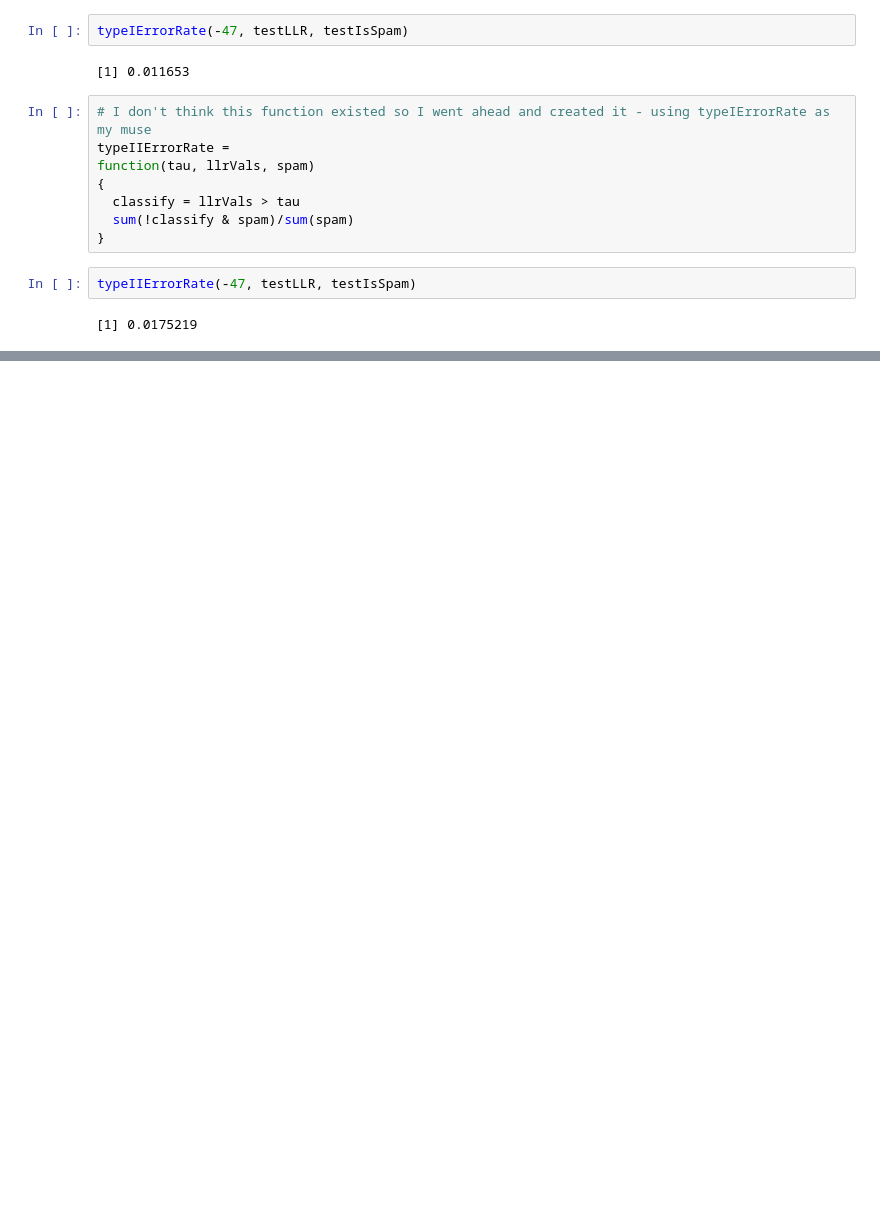
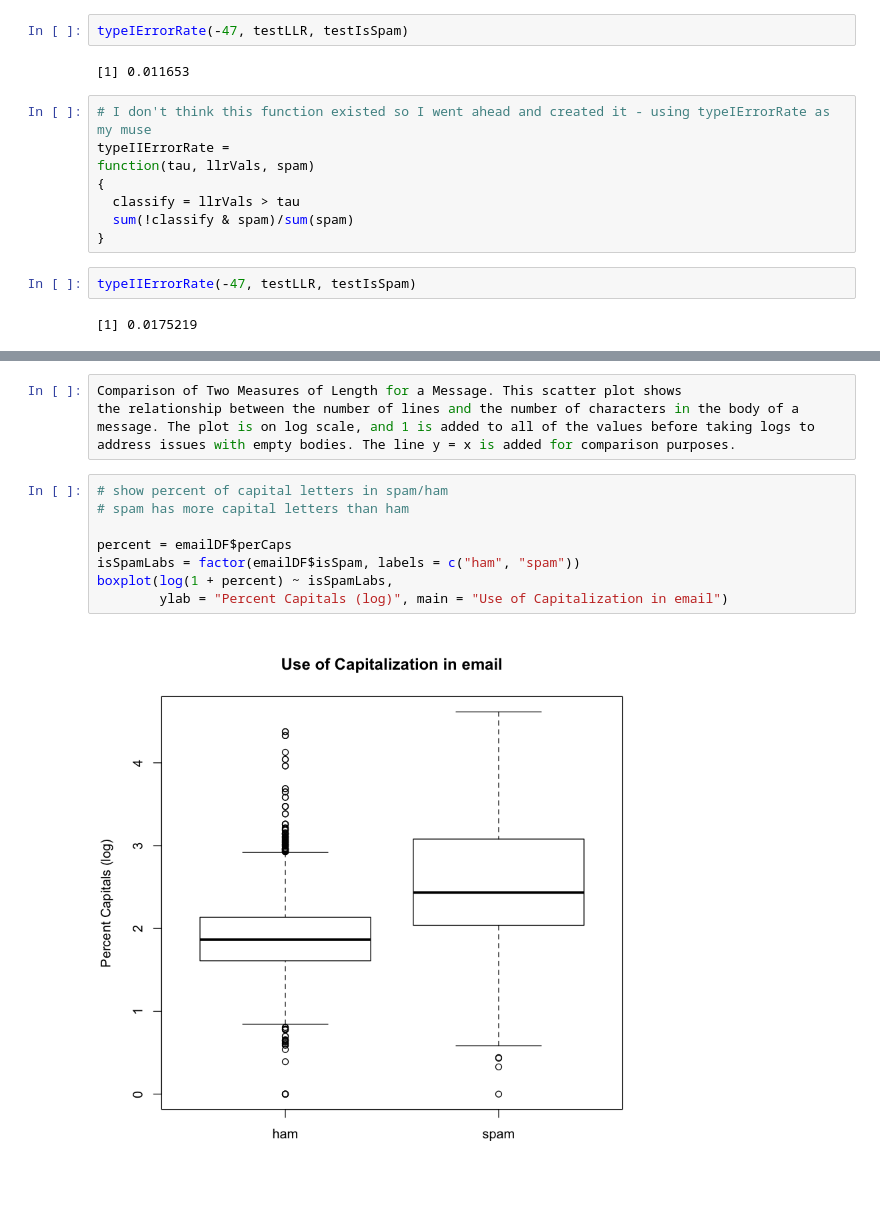
Before and after one commit to kjprice/smu-quantifying-the-world, a Jupyter notebook: CaseStudy3/Question20.ipynb, the cells around one changed output, grey strips where cells are left out. Saved outputs shown, nothing was run; the diff lists cells and outputs as text; blank space fills up the shorter version.

```diff
--- a/CaseStudy3/Question20.ipynb
+++ b/CaseStudy3/Question20.ipynb
@@ -523,0 +164,15 @@ typeIIErrorRate(-47, testLLR, testIsSpam)
+# %%
+Comparison of Two Measures of Length for a Message. This scatter plot shows
+the relationship between the number of lines and the number of characters in the body of a
+message. The plot is on log scale, and 1 is added to all of the values before taking logs to
+address issues with empty bodies. The line y = x is added for comparison purposes.
+# %%
+# show percent of capital letters in spam/ham
+# spam has more capital letters than ham
+
+percent = emailDF$perCaps
+isSpamLabs = factor(emailDF$isSpam, labels = c("ham", "spam"))
+boxplot(log(1 + percent) ~ isSpamLabs,
+        ylab = "Percent Capitals (log)", main = "Use of Capitalization in email")
+# %% [output]
+[figure, added]
```
Also changed, not shown: parts of 53 cells of this notebook.
